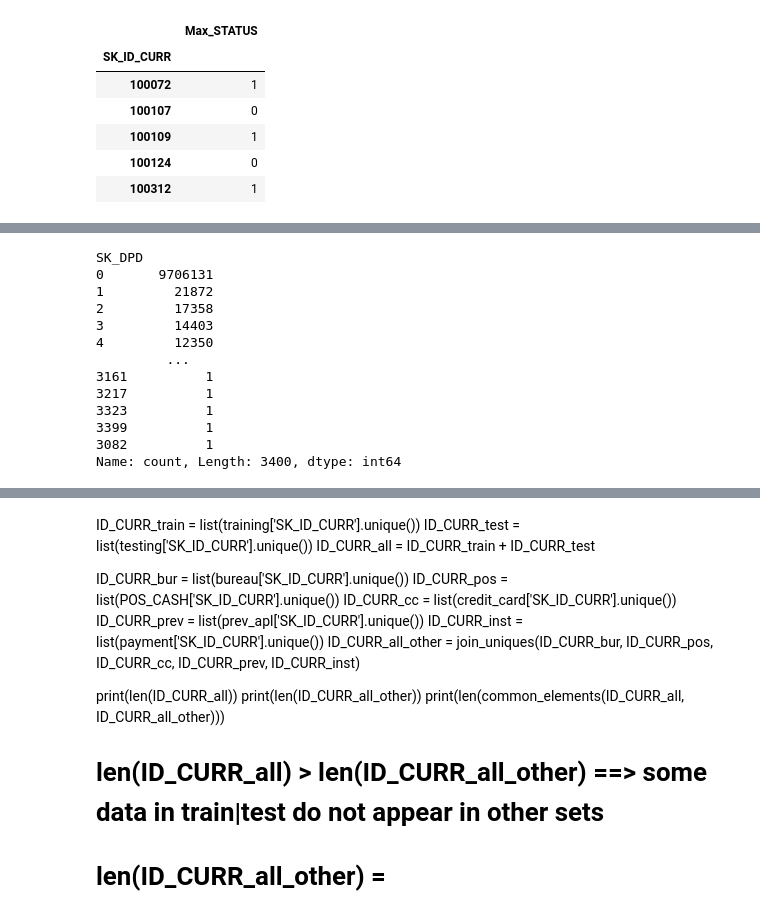
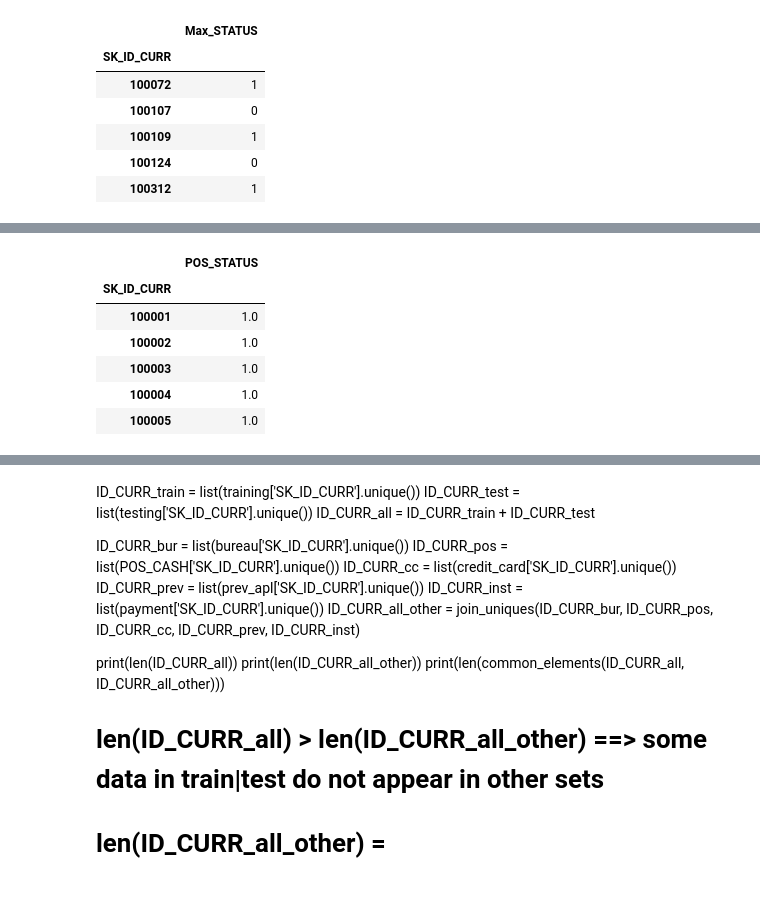
Before and after one commit to huanrafa/ProjectPracticing, a Jupyter notebook: 2023_11(2) Home Credit Default Risk/HomeCredit.ipynb, the cells around one changed output, grey strips where cells are left out. Saved outputs shown, nothing was run; the diff lists cells and outputs as text; code cells hidden in the pictures.

```diff
--- a/2023_11(2) Home Credit Default Risk/HomeCredit.ipynb
+++ b/2023_11(2) Home Credit Default Risk/HomeCredit.ipynb
@@ -1053,6 +1045,8 @@ testing['Max_STATUS'] = testing['Max_STATUS'].astype(object)
 # CNT_INSTALMENT: Term of previous credit (can change over time)
 # SK_DPD: DPD (days past due) during the month of previous credit
 
+POS_CASH.loc[POS_CASH['NAME_CONTRACT_STATUS']=='Active', 'POS_STATUS'] = 1
+POS_CASH.loc[POS_CASH['NAME_CONTRACT_STATUS']=='Completed', 'POS_STATUS'] = 0
 POS_CASH.head()
 # %% [output]
 |  | SK_ID_PREV | SK_ID_CURR | MONTHS_BALANCE | CNT_INSTALMENT | CNT_INSTALMENT_FUTURE | NAME_CONTRACT_STATUS | ... |
@@ -1098,18 +1058,11 @@ Name: count, Length: 79, dtype: int64
-# %%
-POS_CASH['SK_DPD'].value_counts()
-
-# We can groupby SK_ID_CURR and calculate the average of SK_DPD
-# %% [output]
-SK_DPD
-0       9706131
-1         21872
-2         17358
-3         14403
-4         12350
-         ...
-3161          1
-3217          1
-3323          1
-3399          1
-3082          1
-Name: count, Length: 3400, dtype: int64
+# %%
+POS_CASH_ST_df = pd.DataFrame(POS_CASH.groupby('SK_ID_CURR')['POS_STATUS'].max())
+POS_CASH_ST_df.head()
+# %% [output]
+|  | POS_STATUS |
+| SK_ID_CURR |  |
+| 100001 | 1.0 |
+| 100002 | 1.0 |
+| 100003 | 1.0 |
+| 100004 | 1.0 |
+| 100005 | 1.0 |
```
Also changed, not shown: parts of 16 cells of this notebook.
